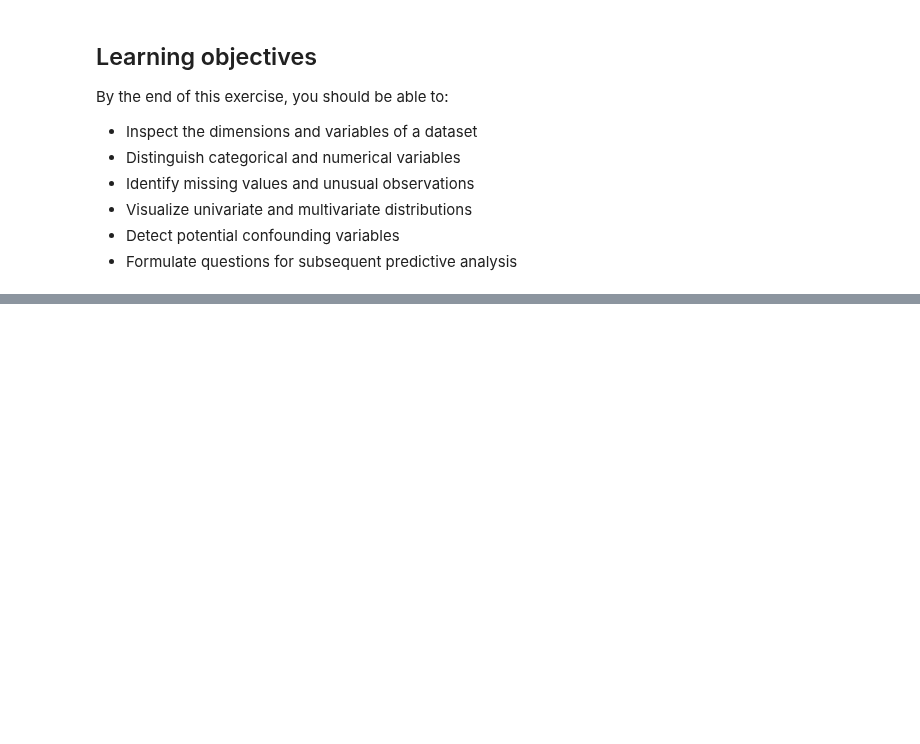
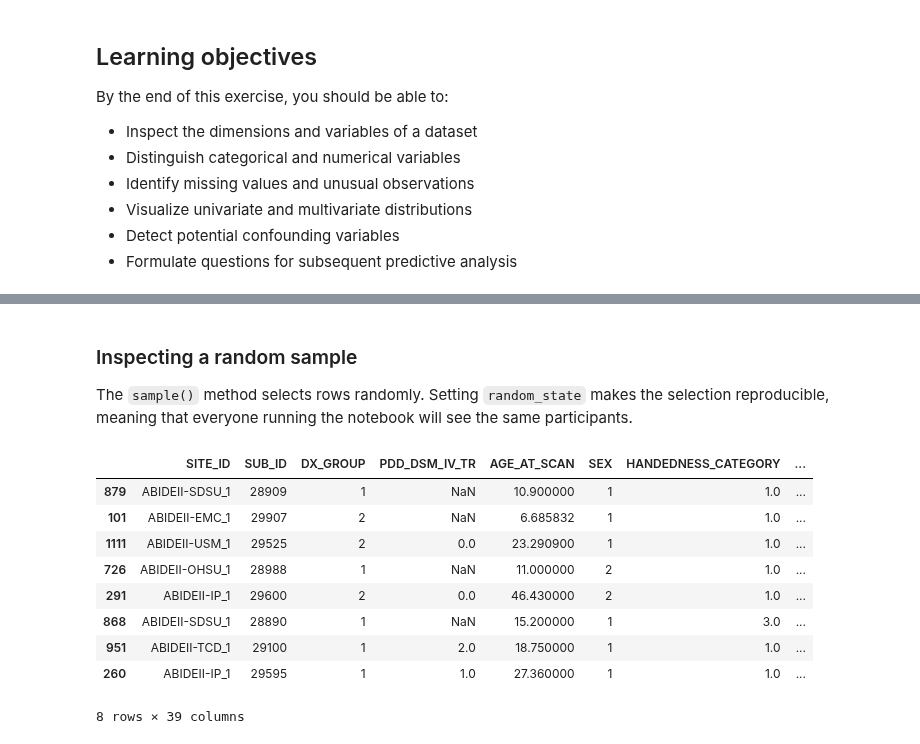
Before and after one commit to yoavmp/ml-neuro-tutorials, a Jupyter notebook: book/_build/html/_sources/chapters/chapter_01/exercise_01.ipynb, the cells around one changed output, grey strips where cells are left out. Drawn from its saved outputs; the diff is of its cells as text; code cells hidden in the pictures; blank space fills up the shorter version.

Commit message:
added notebook missing values

```diff
--- a/book/_build/html/_sources/chapters/chapter_01/exercise_01.ipynb
+++ b/book/_build/html/_sources/chapters/chapter_01/exercise_01.ipynb
@@ -33,0 +79,18 @@ sns.set_theme(style="whitegrid")
+# %% [markdown]
+### Inspecting a random sample
+
+The `sample()` method selects rows randomly. Setting `random_state` makes the selection reproducible, meaning that everyone running the notebook will see the same participants.
+# %%
+# Our Pandas Dataframe is called phenotypes
+phenotypes.sample(n=8, random_state=42)
+# %% [output]
+|  | SITE_ID | SUB_ID | DX_GROUP | PDD_DSM_IV_TR | AGE_AT_SCAN | SEX | HANDEDNESS_CATEGORY | ... |
+| 879 | ABIDEII-SDSU_1 | 28909 | 1 | NaN | 10.900000 | 1 | 1.0 | ... |
+| 101 | ABIDEII-EMC_1 | 29907 | 2 | NaN | 6.685832 | 1 | 1.0 | ... |
+| 1111 | ABIDEII-USM_1 | 29525 | 2 | 0.0 | 23.290900 | 1 | 1.0 | ... |
+| 726 | ABIDEII-OHSU_1 | 28988 | 1 | NaN | 11.000000 | 2 | 1.0 | ... |
+| 291 | ABIDEII-IP_1 | 29600 | 2 | 0.0 | 46.430000 | 2 | 1.0 | ... |
+| 868 | ABIDEII-SDSU_1 | 28890 | 1 | NaN | 15.200000 | 1 | 3.0 | ... |
+| 951 | ABIDEII-TCD_1 | 29100 | 1 | 2.0 | 18.750000 | 1 | 1.0 | ... |
+| 260 | ABIDEII-IP_1 | 29595 | 1 | 1.0 | 27.360000 | 1 | 1.0 | ... |
+8 rows × 39 columns
```
Also changed, not shown: parts of 48 cells of this notebook, 18 other files.
